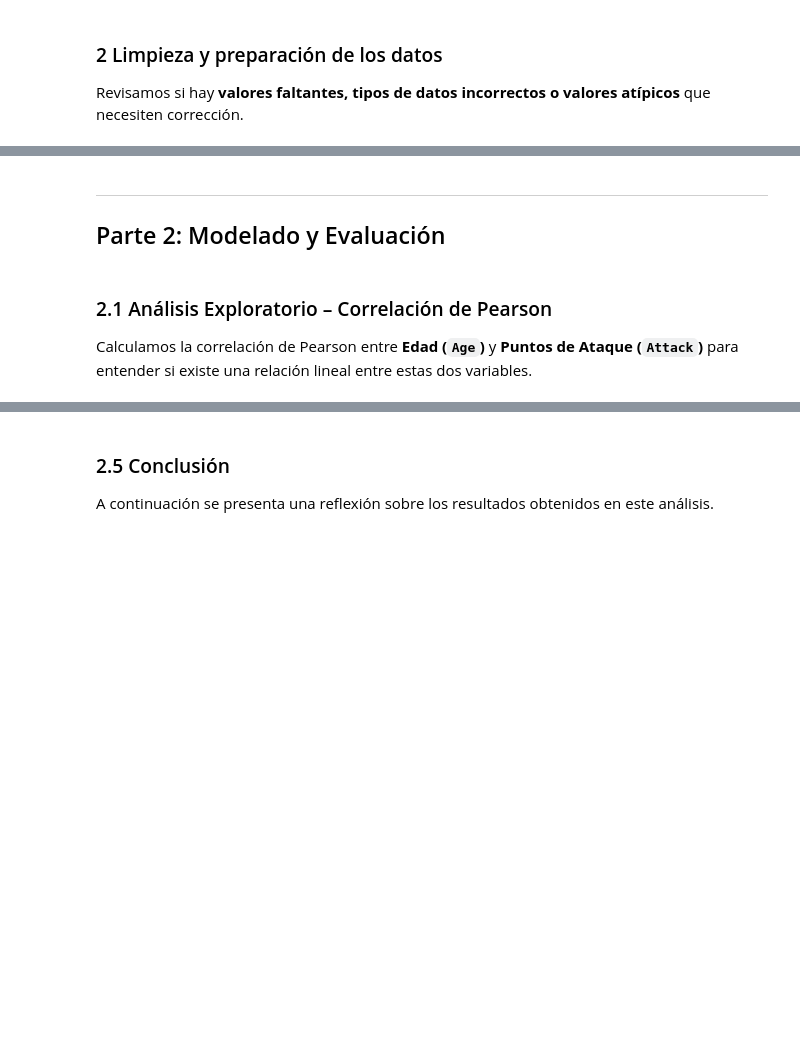
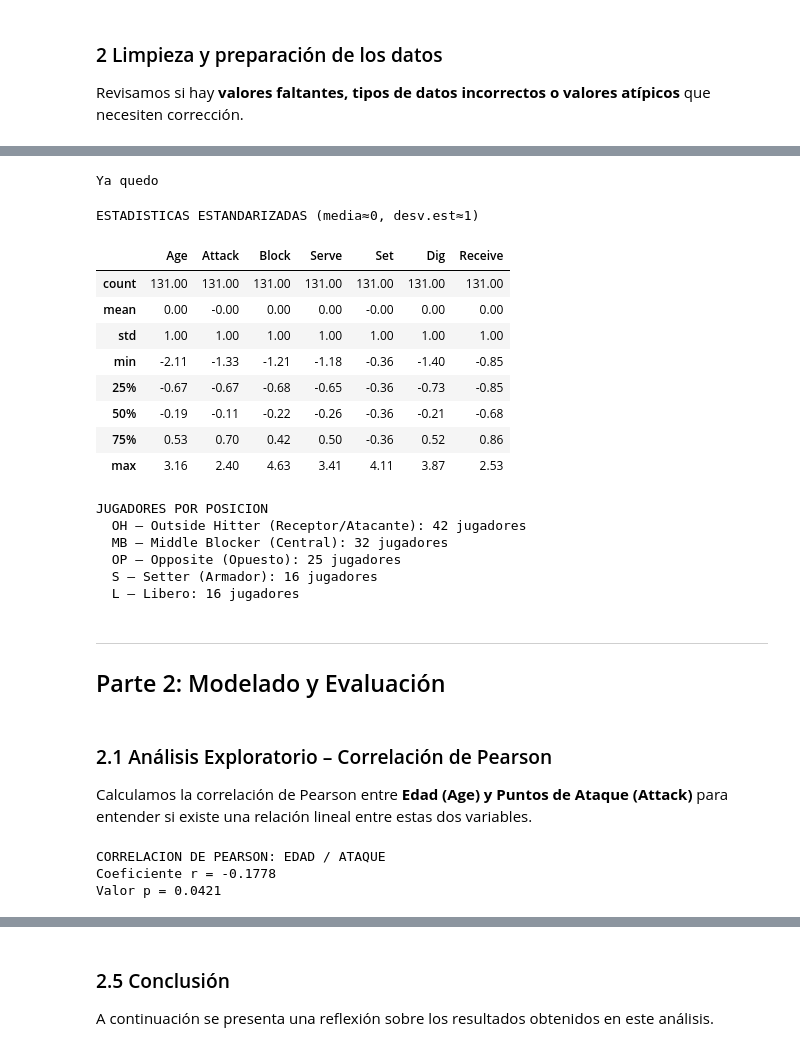
Before and after one commit to lupitaarpide/Ciencia-de-datos, a Jupyter notebook: Semana4/Actividad3/Actividad3.ipynb, the cells around one changed output, grey strips where cells are left out. Cells and saved outputs as stored; diff of their text form; code cells hidden in the pictures; blank space fills up the shorter version.

```diff
--- a/Semana4/Actividad3/Actividad3.ipynb
+++ b/Semana4/Actividad3/Actividad3.ipynb
@@ -87,36 +140,47 @@ else:
 # %%
 # Imputación de valores faltantes (por si existieran en otros escenarios)
 # Para columnas numéricas usamos la mediana; para categóricas la moda
-for col in df.columns:
-    if df[col].isnull().sum() > 0:
-        if df[col].dtype in ["float64", "int64"]:
-            mediana = df[col].median()
+for i in df.columns:
+    if df[i].isnull().sum() > 0:
+        if df[i].dtype in ["float64", "int64"]:
+            mediana = df[i].median()
             df[col].fillna(mediana, inplace=True)
-            print(f"Columna "{col}": imputada con mediana = {mediana}")
+            print(f"Columna {i}: imputada con mediana = {mediana}")
         else:
             moda = df[col].mode()[0]
             df[col].fillna(moda, inplace=True)
-            print(f"Columna "{col}": imputada con moda = {moda}")
+            print(f"Columna {i}: imputada con moda = {moda}")
 
-print("✅ Proceso de imputación completado.")
+print("Ya quedo")
+# %% [output]
+Ya quedo
 # %%
-# Estandarización de datos
-# Creamos una copia estandarizada SOLO para visualización comparativa
-# (el modelo usará los datos originales para que los resultados sean interpretables)
+# Copia estandarizada SOLO para visualización comparativa
 from sklearn.preprocessing import StandardScaler
 
 scaler = StandardScaler()
-df_estandarizado = df[columnas_numericas].copy()
-df_estandarizado = pd.DataFrame(
-    scaler.fit_transform(df_estandarizado),
+df_estand = df[columnas_numericas].copy()
+df_estand = pd.DataFrame(
+    scaler.fit_transform(df_estand),
     columns=columnas_numericas
 )
 
-print("=== Estadísticas tras estandarización (media≈0, desv.est≈1) ===")
-df_estandarizado.describe().round(2)
+print("ESTADISTICAS ESTANDARIZADAS (media≈0, desv.est≈1)")
+df_estand.describe().round(2)
+# %% [output]
+ESTADISTICAS ESTANDARIZADAS (media≈0, desv.est≈1)
+|  | Age | Attack | Block | Serve | Set | Dig | Receive |
+| count | 131.00 | 131.00 | 131.00 | 131.00 | 131.00 | 131.00 | 131.00 |
+| mean | 0.00 | -0.00 | 0.00 | 0.00 | -0.00 | 0.00 | 0.00 |
+| std | 1.00 | 1.00 | 1.00 | 1.00 | 1.00 | 1.00 | 1.00 |
+| min | -2.11 | -1.33 | -1.21 | -1.18 | -0.36 | -1.40 | -0.85 |
+| 25% | -0.67 | -0.67 | -0.68 | -0.65 | -0.36 | -0.73 | -0.85 |
+| 50% | -0.19 | -0.11 | -0.22 | -0.26 | -0.36 | -0.21 | -0.68 |
+| 75% | 0.53 | 0.70 | 0.42 | 0.50 | -0.36 | 0.52 | 0.86 |
+| max | 3.16 | 2.40 | 4.63 | 3.41 | 4.11 | 3.87 | 2.53 |
 # %%
 # Distribución de jugadores por posición
-print("=== Jugadores por posición ===")
+print("JUGADORES POR POSICION")
 posiciones = {
     "OH": "Outside Hitter (Receptor/Atacante)",
     "OP": "Opposite (Opuesto)",
@@ -128,20 +192,27 @@ conteo = df["Position"].value_counts()
 for pos, count in conteo.items():
     desc = posiciones.get(pos, pos)
     print(f"  {pos} – {desc}: {count} jugadores")
+# %% [output]
+JUGADORES POR POSICION
+  OH – Outside Hitter (Receptor/Atacante): 42 jugadores
+  MB – Middle Blocker (Central): 32 jugadores
+  OP – Opposite (Opuesto): 25 jugadores
+  S – Setter (Armador): 16 jugadores
+  L – Libero: 16 jugadores
 # %% [markdown]
 ---
 ## Parte 2: Modelado y Evaluación
 # %% [markdown]
 ### 2.1 Análisis Exploratorio – Correlación de Pearson
 
-Calculamos la correlación de Pearson entre **Edad (`Age`)** y **Puntos de Ataque (`Attack`)** para entender si existe una relación lineal entre estas dos variables.
+Calculamos la correlación de Pearson entre **Edad (Age) y Puntos de Ataque (Attack)** para entender si existe una relación lineal entre estas dos variables.
 # %%
 # Correlación de Pearson entre Age y Attack
 correlacion, p_valor = stats.pearsonr(df["Age"], df["Attack"])
 
-print("=== Correlación de Pearson: Age vs Attack ===")
-print(f"  Coeficiente r = {correlacion:.4f}")
-print(f"  Valor p       = {p_valor:.4f}")
+print("CORRELACION DE PEARSON: EDAD / ATAQUE")
+print(f"Coeficiente r = {correlacion:.4f}")
+print(f"Valor p = {p_valor:.4f}")
 print()
 
 # Interpretación automática
@@ -154,10 +225,7 @@ else:
     fuerza = "débil"
 
 direccion = "positiva" if correlacion > 0 else "negativa"
-
-print(f"📊 Interpretación:")
-print(f"  La correlación entre la edad y el ataque es {fuerza} y {direccion} (r = {correlacion:.4f}).")
-if p_valor < 0.05:
-    print(f"  El valor p ({p_valor:.4f}) < 0.05, por lo que la correlación ES estadísticamente significativa.")
-else:
-    print(f"  El valor p ({p_valor:.4f}) >= 0.05, por lo que la correlación NO es estadísticamente significativa.")
+# %% [output]
+CORRELACION DE PEARSON: EDAD / ATAQUE
+Coeficiente r = -0.1778
+Valor p = 0.0421
```
Also changed, not shown: parts of 24 cells of this notebook, 1 other file.
